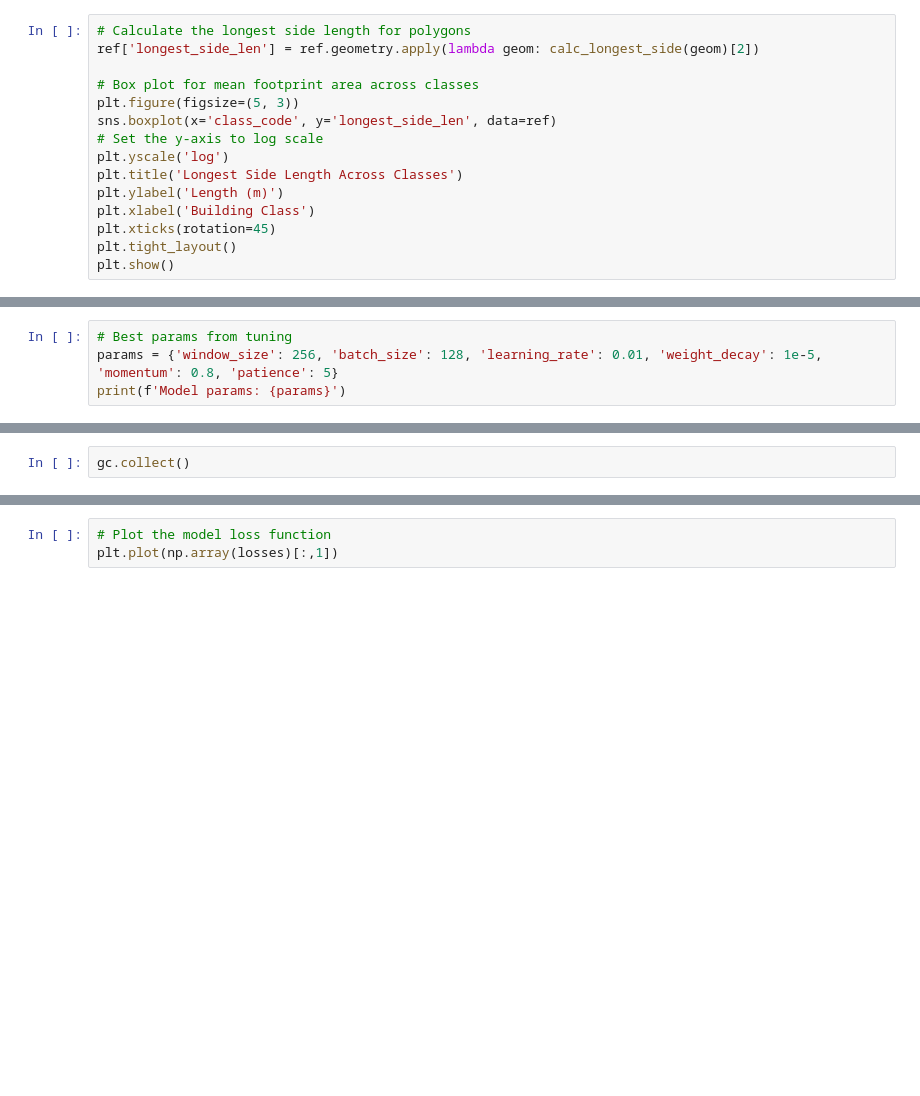
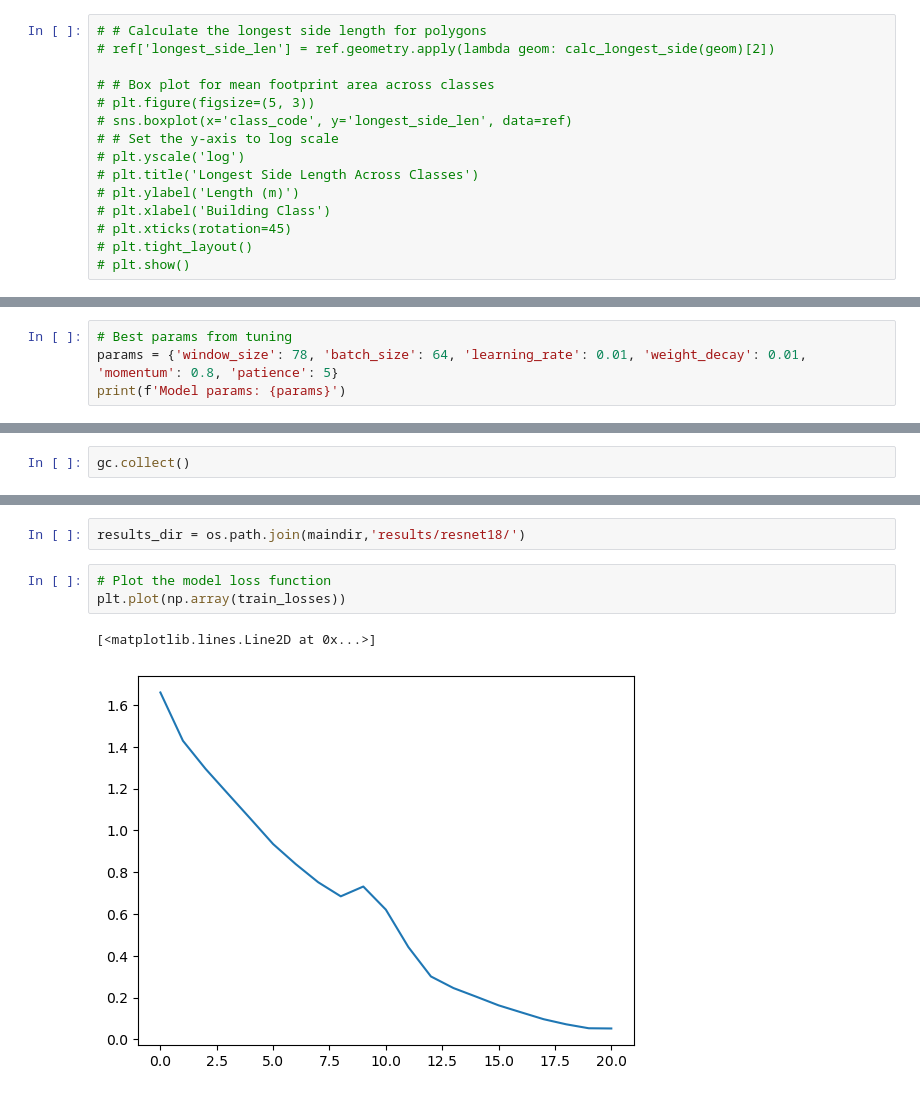
Before and after one commit to maxwellCcook/rooftop-mapping, a Jupyter notebook: code/04resnet18-training-dc.ipynb, the cells around one changed output, grey strips where cells are left out. Saved outputs shown, nothing was run; the diff lists cells and outputs as text; blank space fills up the shorter version.

```diff
--- a/code/04resnet18-training-dc.ipynb
+++ b/code/04resnet18-training-dc.ipynb
@@ -87,18 +112,18 @@ plt.show()
 # %%
-# Calculate the longest side length for polygons
-ref['longest_side_len'] = ref.geometry.apply(lambda geom: calc_longest_side(geom)[2])
+# # Calculate the longest side length for polygons
+# ref['longest_side_len'] = ref.geometry.apply(lambda geom: calc_longest_side(geom)[2])
 
-# Box plot for mean footprint area across classes
-plt.figure(figsize=(5, 3))
-sns.boxplot(x='class_code', y='longest_side_len', data=ref)
-# Set the y-axis to log scale
-plt.yscale('log')
-plt.title('Longest Side Length Across Classes')
-plt.ylabel('Length (m)')
-plt.xlabel('Building Class')
-plt.xticks(rotation=45)
-plt.tight_layout()
-plt.show()
+# # Box plot for mean footprint area across classes
+# plt.figure(figsize=(5, 3))
+# sns.boxplot(x='class_code', y='longest_side_len', data=ref)
+# # Set the y-axis to log scale
+# plt.yscale('log')
+# plt.title('Longest Side Length Across Classes')
+# plt.ylabel('Length (m)')
+# plt.xlabel('Building Class')
+# plt.xticks(rotation=45)
+# plt.tight_layout()
+# plt.show()
 # %%
 # Identify 'pure-ish' training locations
 # %%
@@ -198,4 +271,4 @@ del stack_da
 # %%
 # Best params from tuning
-params = {'window_size': 256, 'batch_size': 128, 'learning_rate': 0.01, 'weight_decay': 1e-5, 'momentum': 0.8, 'patience': 5}
+params = {'window_size': 78, 'batch_size': 64, 'learning_rate': 0.01, 'weight_decay': 0.01, 'momentum': 0.8, 'patience': 5}
 print(f'Model params: {params}')
@@ -389,5 +494,10 @@ print(f"Total elapsed time: {t2:.2f} minutes.")
+# %%
+results_dir = os.path.join(maindir,'results/resnet18/')
 # %%
 # Plot the model loss function
-plt.plot(np.array(losses)[:,1])
+plt.plot(np.array(train_losses))
+# %% [output]
+[<matplotlib.lines.Line2D at 0x...>]
+[figure, added]
 # %%
 # Epoch training loss
```
Also changed, not shown: parts of 26 cells of this notebook, 5 other files.
